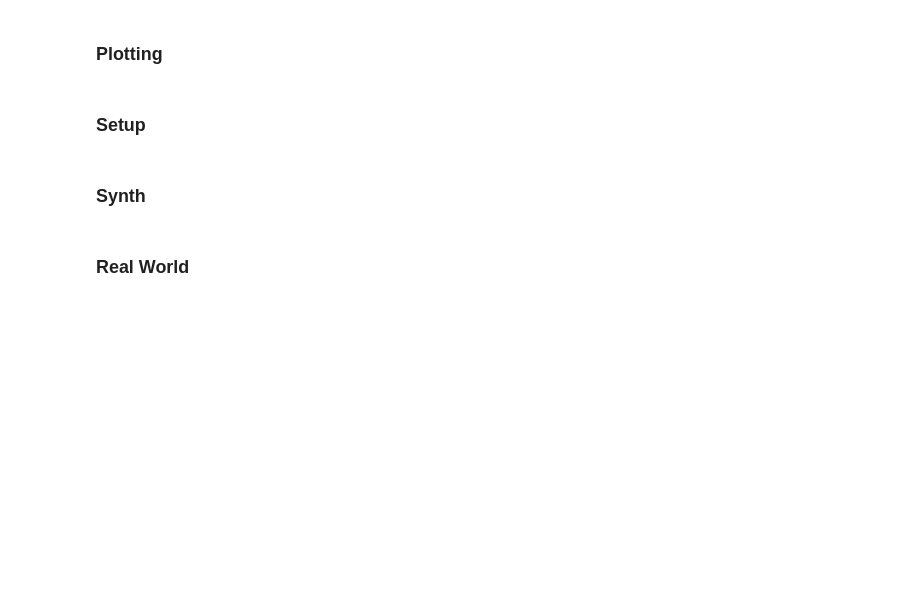
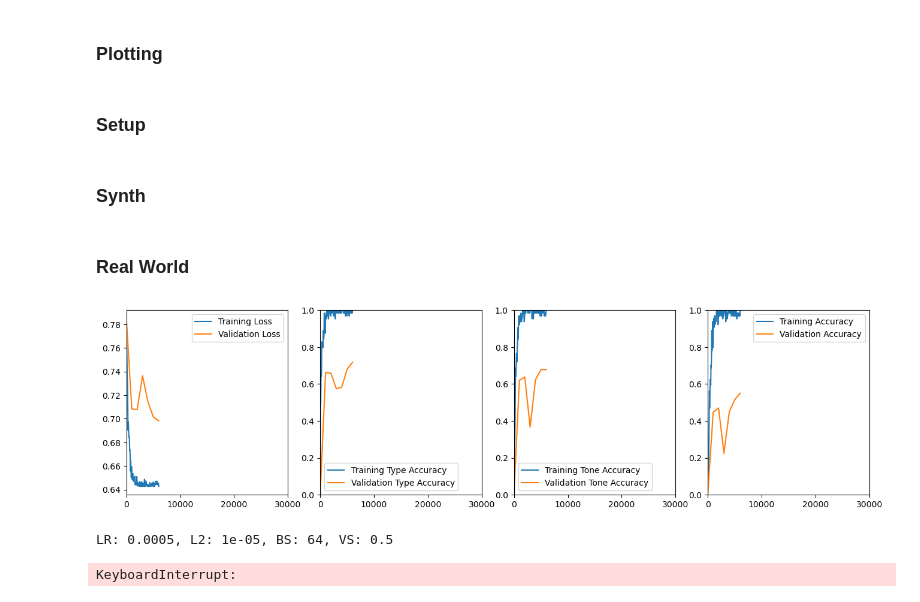
Before and after one commit to albertsgarde/deep-learning-project, a Jupyter notebook: deep-learning/synth_to_rw.ipynb, the cells around one changed output. Saved outputs shown, nothing was run; the diff lists cells and outputs as text; code cells hidden in the pictures; blank space fills up the shorter version.

```diff
--- a/deep-learning/synth_to_rw.ipynb
+++ b/deep-learning/synth_to_rw.ipynb
@@ -92,7 +89,7 @@ def label_to_target(label):
 
 synth_training_parameters, synth_training_loader, synth_validation_parameters, synth_validation_loader = utils.init_synth_data(parameters, label_to_target, SEED, BATCH_SIZE)
 
-rw_training_loader, rw_validation_loader = init_rw_data("data/short_guitar_samples/", label_to_target, 0.2, BATCH_SIZE)
+rw_training_loader, rw_validation_loader = init_rw_data("data/short_guitar_samples/", label_to_target, VALIDATION_SPLIT, BATCH_SIZE)
 # %% [markdown]
 ## Neural Network
 # %% [markdown]
@@ -256,7 +251,7 @@ signal_conv = ConvMod(
     paddings = [int((kernel_size - 1)/2) for kernel_size in signal_kernel_sizes],
     poolings = [2,2,2,2,1,1],
     batchnorms = [True for _ in range(signal_conv_depth)],
-    dropouts = [0.2 for _ in range(signal_conv_depth)])
+    dropouts = [0.1 for _ in range(signal_conv_depth)])
 #signal_conv = None
 
 fft_conv_depth = 6
@@ -271,15 +266,15 @@ fft_conv = ConvMod(
     paddings = [int((kernel_size - 1)/2) for kernel_size in fft_kernel_sizes],
     poolings = [2,2,2,2,1,1],
     batchnorms = [True for _ in range(fft_conv_depth)],
-    dropouts = [0.2 for _ in range(fft_conv_depth)])
+    dropouts = [0.1 for _ in range(fft_conv_depth)])
 #fft_conv = None
 
-lin_depth = 4
+lin_depth = 5
 lin_mod = LinMod(
     "lin",
     in_features=(signal_conv.total_output_size() if signal_conv else 0) + (fft_conv.total_output_size() if fft_conv else 0),
     depth = lin_depth,
-    features = [1024, 1024, 512, 256],
+    features = [1024, 1024, 1024, 512, 256],
     batchnorms = [True for _ in range(lin_depth)],
-    dropouts = [0.2 for _ in range(lin_depth)]
+    dropouts = [0.5 for _ in range(lin_depth)]
 )
@@ -293,8 +306,12 @@ if new_model:
     assert signal_conv or fft_conv, "Either signal or fft must be used."
 
     net = Net(signal_conv, fft_conv, lin_mod, aus.num_chord_types())
+
+    #utils.save_model("C:/Users/alber/Google Drive/DTU/Deep Learning/hpc_transfer", "start_model.pt", net)
 else:
-    model_path = "C:/Users/alber/Downloads/model_200000.pt"
+    model_path = "C:/Users/alber/Google Drive/DTU/Deep Learning/hpc_transfer/model_3_400000.pt"
+    #model_path = "C:/Users/alber/Downloads/model_200000.pt"
+    #model_path = "C:/Users/alber/Google Drive/DTU/Deep Learning/data/rw_model_1.pt"
 
     net = torch.jit.load(model_path)
 
@@ -347,7 +364,7 @@ manual_test_funcs = {
 # %% [markdown]
 ### Setup
 # %%
-LEARNING_RATE = 1e-3
+LEARNING_RATE = 5e-4
 WEIGHT_DECAY = 1e-5
 # %%
 criterion = nn.CrossEntropyLoss()
@@ -404,42 +421,48 @@ if new_model and pre_train:
 # %% [markdown]
 ### Real World
 # %%
-NUM_BATCHES = 2000
-EVAL_EVERY = 200
-LOG_TRAIN_EVERY = 10
-NUM_VALIDATION_BATCHES = 10
+NUM_BATCHES = 30000
+EVAL_EVERY = 1000
+LOG_TRAIN_EVERY = 50
+NUM_VALIDATION_BATCHES = 100
 LOG_EVERY = EVAL_EVERY
 
 error_tracker = utils.ErrorTracker(criterion, eval_funcs, NUM_VALIDATION_BATCHES)
 
 net.train()
 for i, (signal, fft, target, label) in enumerate(itertools.islice(utils.cycle_data_loader(rw_training_loader), NUM_BATCHES+1)):
     if i%EVAL_EVERY == 0:
         error_tracker.validation_update(i, net, rw_validation_loader)
 
     signal = utils.to_torch(signal)
     fft = utils.to_torch(fft)
     target = utils.to_torch(target)
     output = net(signal, fft)
     loss = criterion(output, target)
 
     if i%LOG_TRAIN_EVERY == 0:
         error_tracker.training_update(i, output, target, label, loss)
 
     optimizer.zero_grad()
     loss.backward()
     optimizer.step()
 
 
     if i % LOG_EVERY == 0:
         display.clear_output(wait=True)
         plots.plot_history(error_tracker, NUM_BATCHES, eval_funcs)
         plt.show()
-    print(f"Batch: {i}", end="\r")
+        print(f"LR: {LEARNING_RATE}, L2: {WEIGHT_DECAY}, BS: {BATCH_SIZE}, VS: {VALIDATION_SPLIT}")
+    #print(f"Batch: {i}", end="\r")
+
 
 net.eval()
 val_loss, [val_type_accuracy, val_tone_accuracy, val_accuracy] = utils.test_net(net, rw_validation_loader, criterion, NUM_VALIDATION_BATCHES, eval_funcs)
 
-print(f"Loss={val_loss}, Type Accuracy={val_type_accuracy:.3f}, Tone Accuracy={val_tone_accuracy:.3f}, Accuracy={val_accuracy:.3f}")
+print(f"RW only={new_model}, Loss={val_loss}, Type Accuracy={val_type_accuracy:.3f}, Tone Accuracy={val_tone_accuracy:.3f}, Accuracy={val_accuracy:.3f}")
 
 utils.manual_test(net, rw_validation_loader, 5, manual_test_funcs)
+# %% [output]
+[figure, added]
+LR: 0.0005, L2: 1e-05, BS: 64, VS: 0.5
+KeyboardInterrupt:
```
Also changed, not shown: parts of 7 cells of this notebook, 3 other files.
